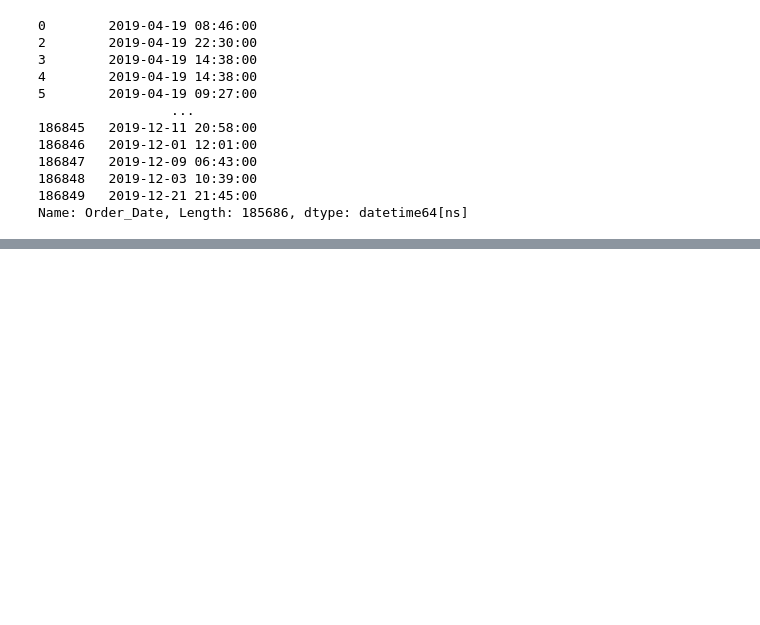
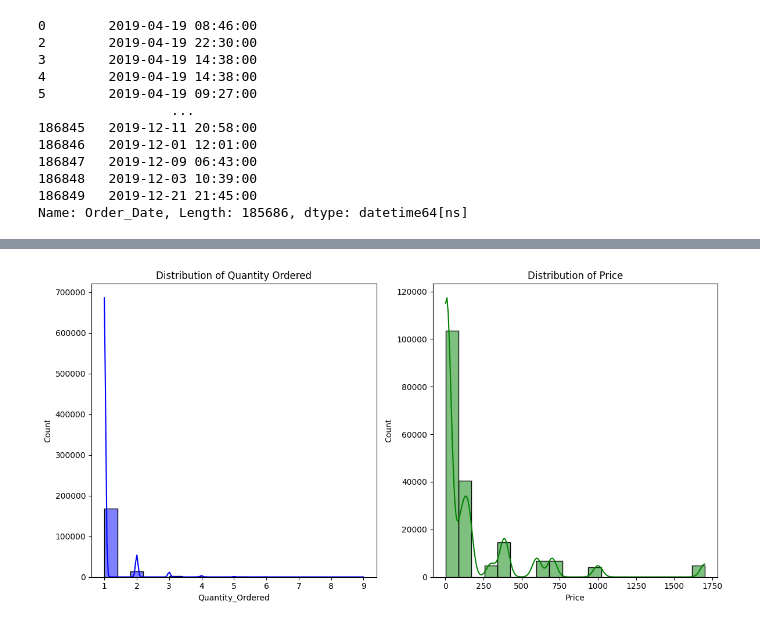
Before and after one commit to briansiaw5/Business-Analytics-Project, a Jupyter notebook: pbd_project.ipynb, the cells around one changed output, grey strips where cells are left out. Cells and saved outputs as stored; diff of their text form; code cells hidden in the pictures; blank space fills up the shorter version.

```diff
--- a/pbd_project.ipynb
+++ b/pbd_project.ipynb
@@ -688,0 +696,20 @@ Name: Order_Date, Length: 185686, dtype: datetime64[ns]
+# %%
+import seaborn as sns
+import matplotlib.pyplot as plt
+
+plt.figure(figsize=(12, 6))
+
+# Distribution of Quantity Ordered
+plt.subplot(1, 2, 1)
+sns.histplot(clean_df['Quantity_Ordered'], bins=20, kde=True, color='blue')
+plt.title('Distribution of Quantity Ordered')
+
+# Distribution of Price
+plt.subplot(1, 2, 2)
+sns.histplot(clean_df['Price'], bins=20, kde=True, color='green')
+plt.title('Distribution of Price')
+
+plt.tight_layout()
+plt.show()
+# %% [output]
+[figure, added]
```
Also changed, not shown: parts of 9 cells of this notebook.
